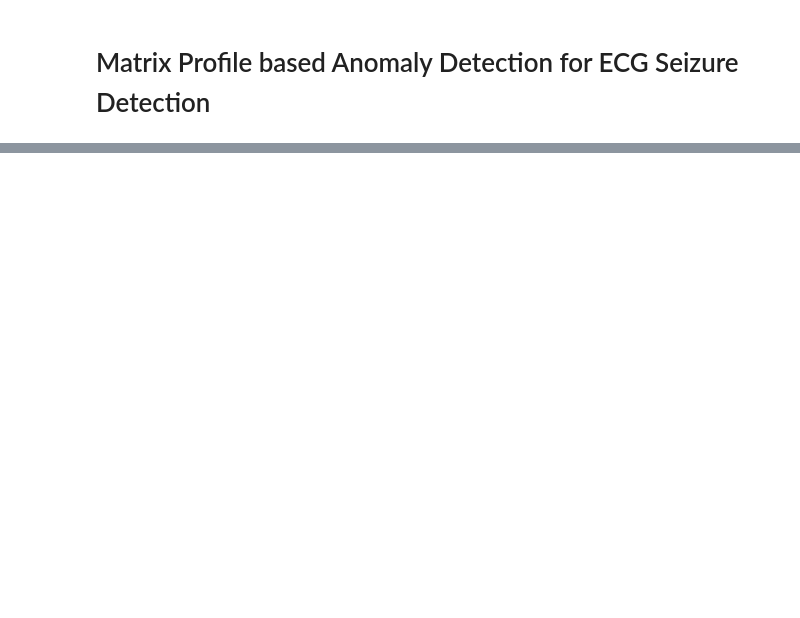
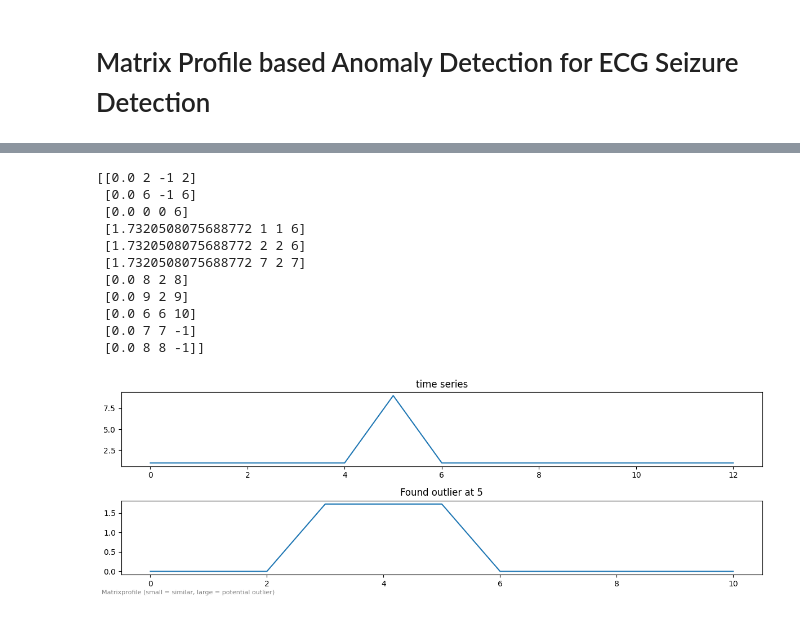
Before and after one commit to creintjes/ecg-seizure-detection, a Jupyter notebook: MatrixProfile/MatrixProfile_experiment.ipynb, the cells around one changed output, grey strips where cells are left out. Cells and saved outputs as stored; diff of their text form; code cells hidden in the pictures; blank space fills up the shorter version.

Commit message:
Improved MatrixProfile Demo - created methods

```diff
--- a/MatrixProfile/MatrixProfile_experiment.ipynb
+++ b/MatrixProfile/MatrixProfile_experiment.ipynb
@@ -9,2 +7,3 @@ Error:
 # %%
-import stumpy
+def calculate_matrix_profile_for_sample(sample:np.array, subsequence_length:int):
+    return stumpy.stump(sample, subsequence_length)
@@ -15,0 +13,33 @@ mp = stumpy.stump(ts, m)
+# %%
+def plot_matrix_profile(sample: np.ndarray, matrix_profile: np.ndarray) -> plt.Figure:
+    fig, ax = plt.subplots(2, 1, figsize=(12, 4))
+
+    ax[0].plot(sample)
+    ax[0].set_title("time series")
+
+    ax[1].plot(matrix_profile[:, 0])
+    # ax[1].set_title(f"Found outlier at {annomaly_index()}")
+    ax[1].set_title(f"Found outlier at {get_annomaly_index_from_matrix_profile(matrix_profile=matrix_profile)}")
+
+    fig.text(0.01, 0.01, "Matrixprofile (small = similar, large = potential outlier)", fontsize=8, color="gray")
+    fig.tight_layout()
+    plt.show()
+# %%
+timeseries = np.array([1, 1, 1, 1, 1, 9, 1,1,1,1,1,1,1], dtype=np.float64)
+subsequence_length = 3
+matrix_profile=calculate_matrix_profile_for_sample(sample=timeseries, subsequence_length=subsequence_length)
+print(matrix_profile)
+plot_matrix_profile(sample=timeseries, matrix_profile=matrix_profile)
+# %% [output]
+[[0.0 2 -1 2]
+ [0.0 6 -1 6]
+ [0.0 0 0 6]
+ [1.7320508075688772 1 1 6]
+ [1.7320508075688772 2 2 6]
+ [1.7320508075688772 7 2 7]
+ [0.0 8 2 8]
+ [0.0 9 2 9]
+ [0.0 6 6 10]
+ [0.0 7 7 -1]
+ [0.0 8 8 -1]]
+[figure, added]
```
Also changed, not shown: parts of 8 cells of this notebook.
